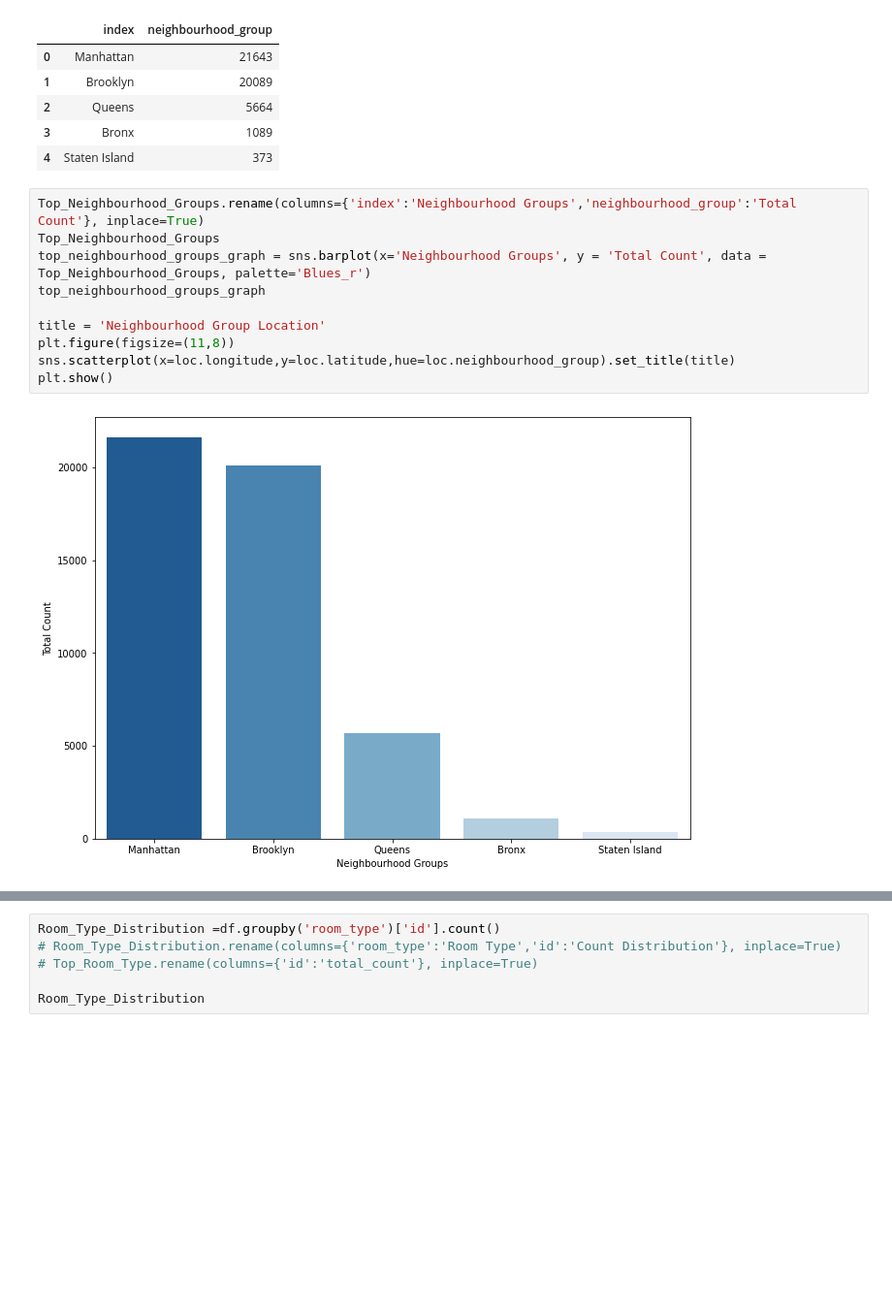
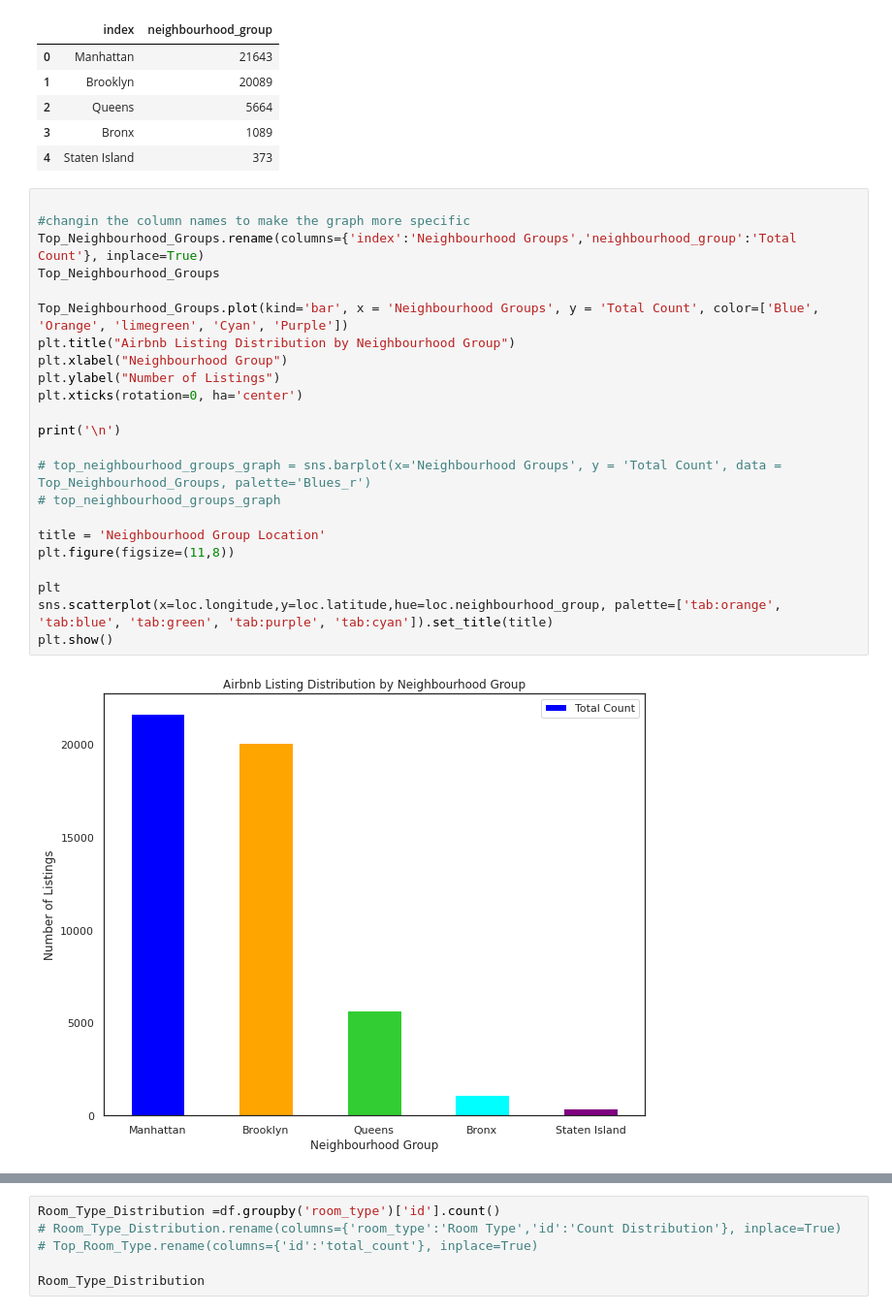
Before and after one commit to sourabhumarani/airbnb-booking, a Jupyter notebook: Airbnb_Bookings.ipynb, the cells around one changed output, grey strips where cells are left out. Shown at 97% size. Drawn from its saved outputs; the diff is of its cells as text; blank space fills up the shorter version.

```diff
--- a/Airbnb_Bookings.ipynb
+++ b/Airbnb_Bookings.ipynb
@@ -282,14 +296,27 @@ Top_Neighbourhood_Groups
 | 3 | Bronx | 1089 |
 | 4 | Staten Island | 373 |
 # %%
+
+#changin the column names to make the graph more specific
 Top_Neighbourhood_Groups.rename(columns={'index':'Neighbourhood Groups','neighbourhood_group':'Total Count'}, inplace=True)
 Top_Neighbourhood_Groups
-top_neighbourhood_groups_graph = sns.barplot(x='Neighbourhood Groups', y = 'Total Count', data = Top_Neighbourhood_Groups, palette='Blues_r')
-top_neighbourhood_groups_graph
+
+Top_Neighbourhood_Groups.plot(kind='bar', x = 'Neighbourhood Groups', y = 'Total Count', color=['Blue', 'Orange', 'limegreen', 'Cyan', 'Purple'])
+plt.title("Airbnb Listing Distribution by Neighbourhood Group")
+plt.xlabel("Neighbourhood Group")
+plt.ylabel("Number of Listings")
+plt.xticks(rotation=0, ha='center')
+
+print('\n')
+
+# top_neighbourhood_groups_graph = sns.barplot(x='Neighbourhood Groups', y = 'Total Count', data = Top_Neighbourhood_Groups, palette='Blues_r')
+# top_neighbourhood_groups_graph
 
 title = 'Neighbourhood Group Location'
 plt.figure(figsize=(11,8))
-sns.scatterplot(x=loc.longitude,y=loc.latitude,hue=loc.neighbourhood_group).set_title(title)
+
+plt
+sns.scatterplot(x=loc.longitude,y=loc.latitude,hue=loc.neighbourhood_group, palette=['tab:orange', 'tab:blue', 'tab:green', 'tab:purple', 'tab:cyan']).set_title(title)
 plt.show()
 # %% [output]
-[figure, old version]
+[figure, new version]
```
Also changed, not shown: parts of 10 cells of this notebook.
